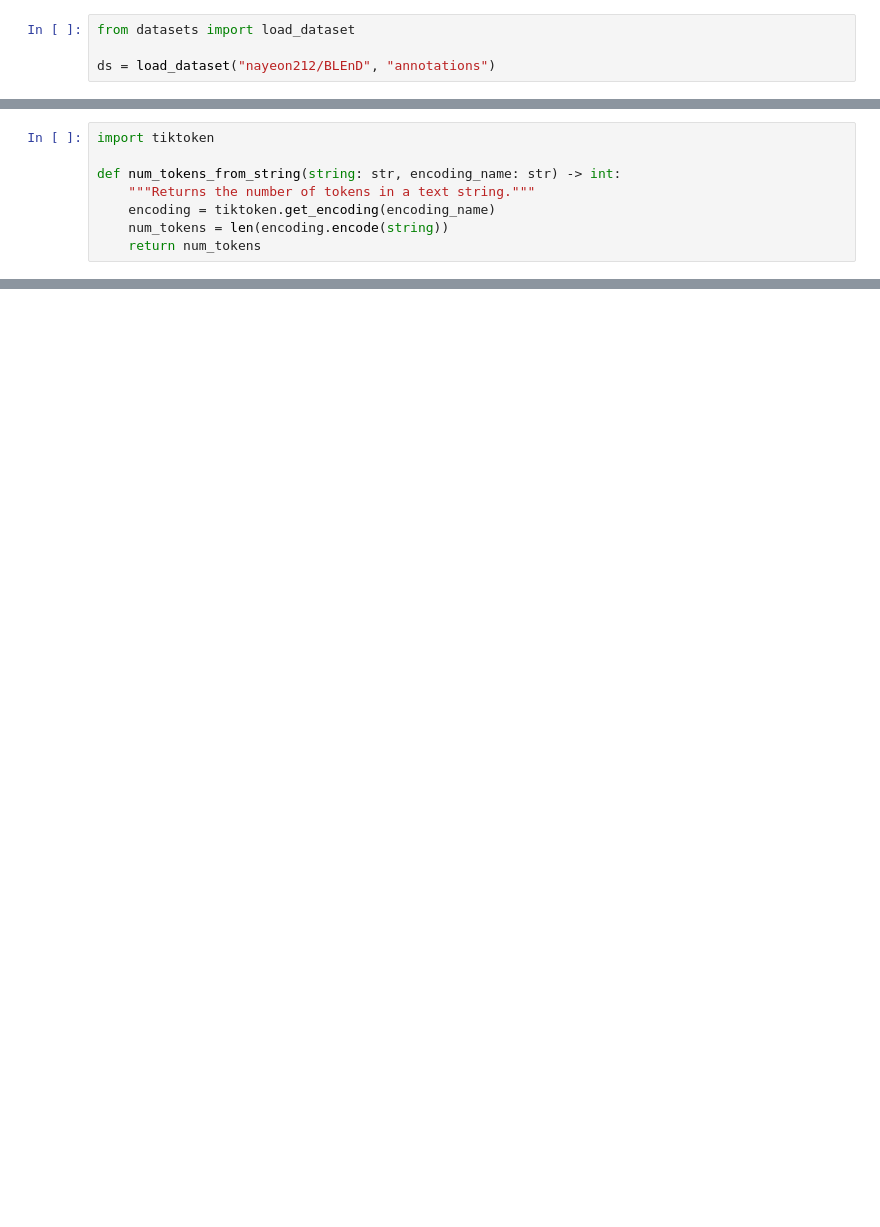
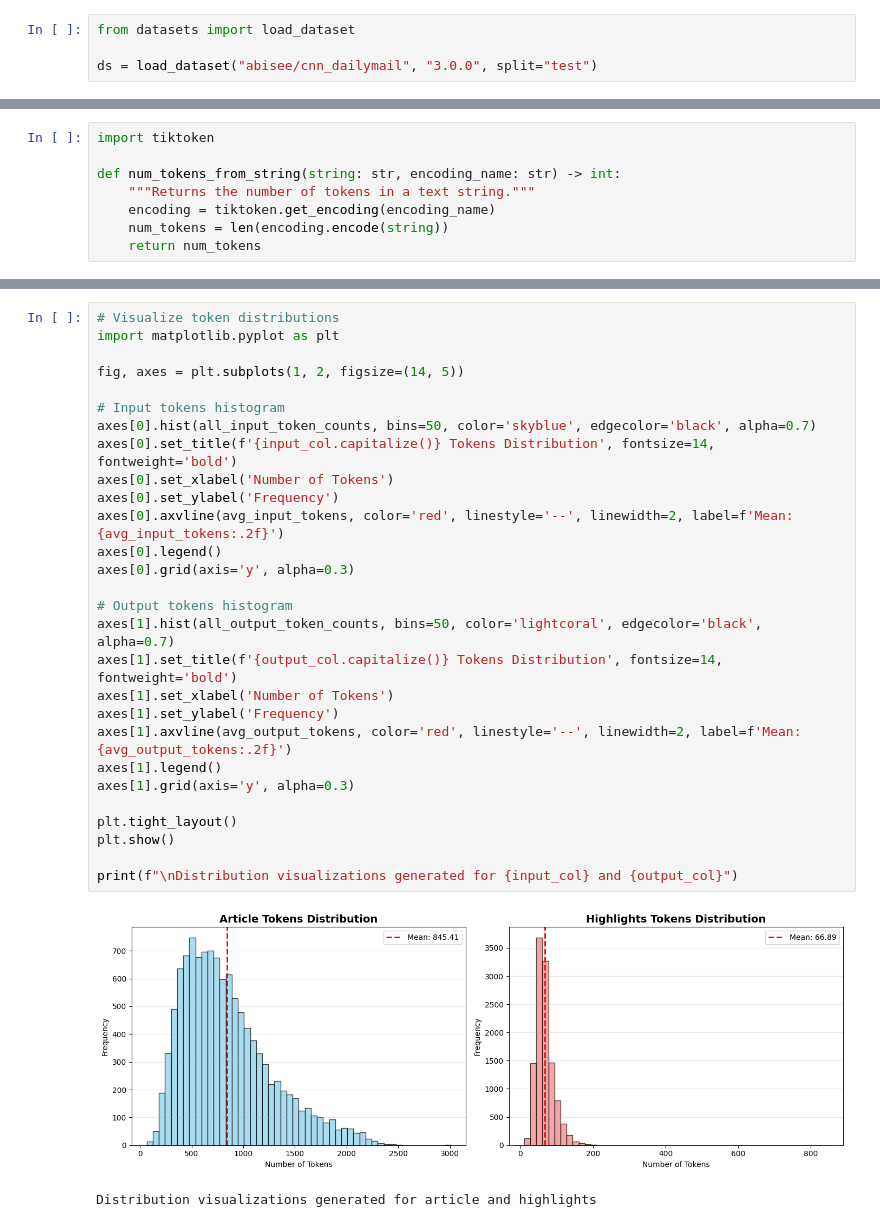
Before and after one commit to ahmad-sarfraz345/CS_6303, a Jupyter notebook: plot_data/tokens.ipynb, the cells around one changed output, grey strips where cells are left out. Cells and saved outputs as stored; diff of their text form; blank space fills up the shorter version.

```diff
--- a/plot_data/tokens.ipynb
+++ b/plot_data/tokens.ipynb
@@ -6,5 +6,5 @@
 # %%
 from datasets import load_dataset
 
-ds = load_dataset("nayeon212/BLEnD", "annotations")
+ds = load_dataset("abisee/cnn_dailymail", "3.0.0", split="test")
 # %% [output]
@@ -148,0 +156,31 @@ Total samples processed: 100231
+# %%
+# Visualize token distributions
+import matplotlib.pyplot as plt
+
+fig, axes = plt.subplots(1, 2, figsize=(14, 5))
+
+# Input tokens histogram
+axes[0].hist(all_input_token_counts, bins=50, color='skyblue', edgecolor='black', alpha=0.7)
+axes[0].set_title(f'{input_col.capitalize()} Tokens Distribution', fontsize=14, fontweight='bold')
+axes[0].set_xlabel('Number of Tokens')
+axes[0].set_ylabel('Frequency')
+axes[0].axvline(avg_input_tokens, color='red', linestyle='--', linewidth=2, label=f'Mean: {avg_input_tokens:.2f}')
+axes[0].legend()
+axes[0].grid(axis='y', alpha=0.3)
+
+# Output tokens histogram
+axes[1].hist(all_output_token_counts, bins=50, color='lightcoral', edgecolor='black', alpha=0.7)
+axes[1].set_title(f'{output_col.capitalize()} Tokens Distribution', fontsize=14, fontweight='bold')
+axes[1].set_xlabel('Number of Tokens')
+axes[1].set_ylabel('Frequency')
+axes[1].axvline(avg_output_tokens, color='red', linestyle='--', linewidth=2, label=f'Mean: {avg_output_tokens:.2f}')
+axes[1].legend()
+axes[1].grid(axis='y', alpha=0.3)
+
+plt.tight_layout()
+plt.show()
+
+print(f"\nDistribution visualizations generated for {input_col} and {output_col}")
+# %% [output]
+[figure, added]
+Distribution visualizations generated for article and highlights
```
Also changed, not shown: parts of 3 cells of this notebook, 15 other files.
